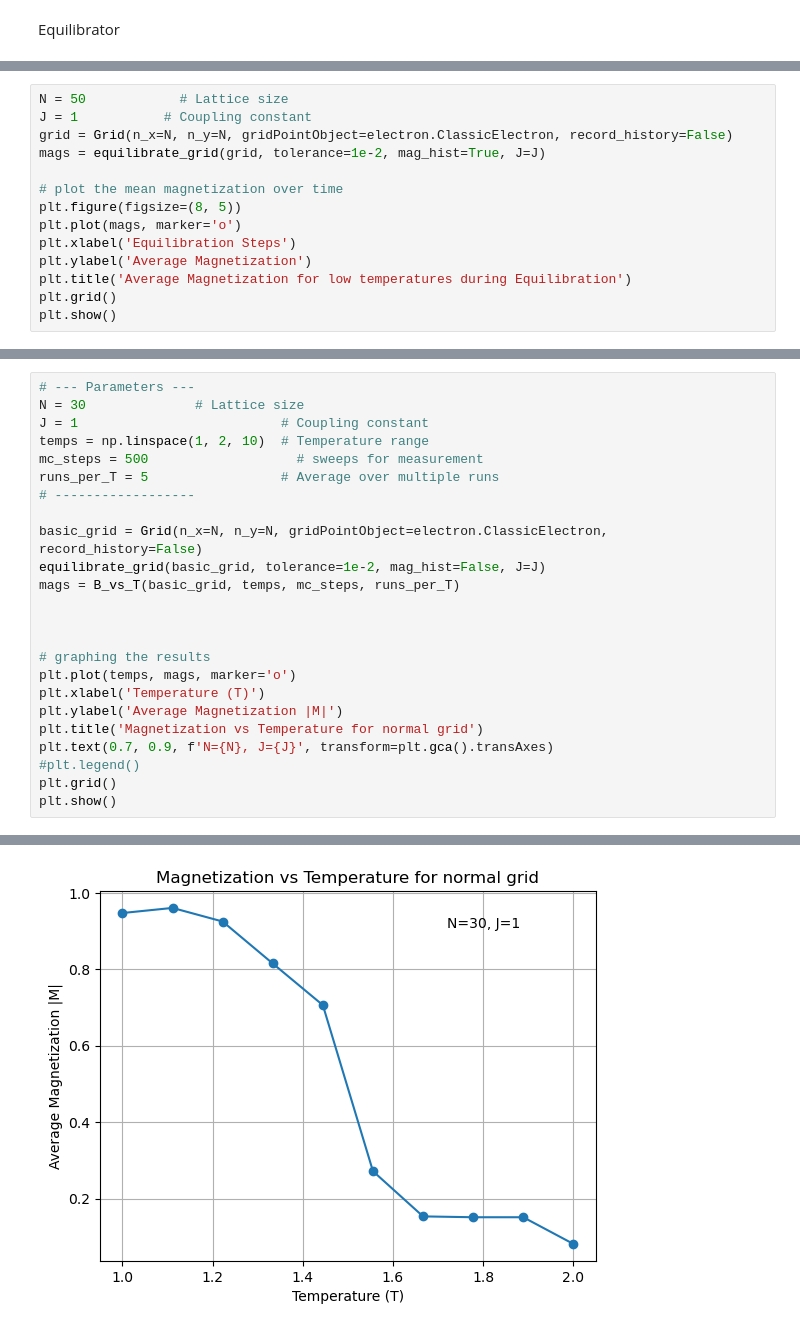
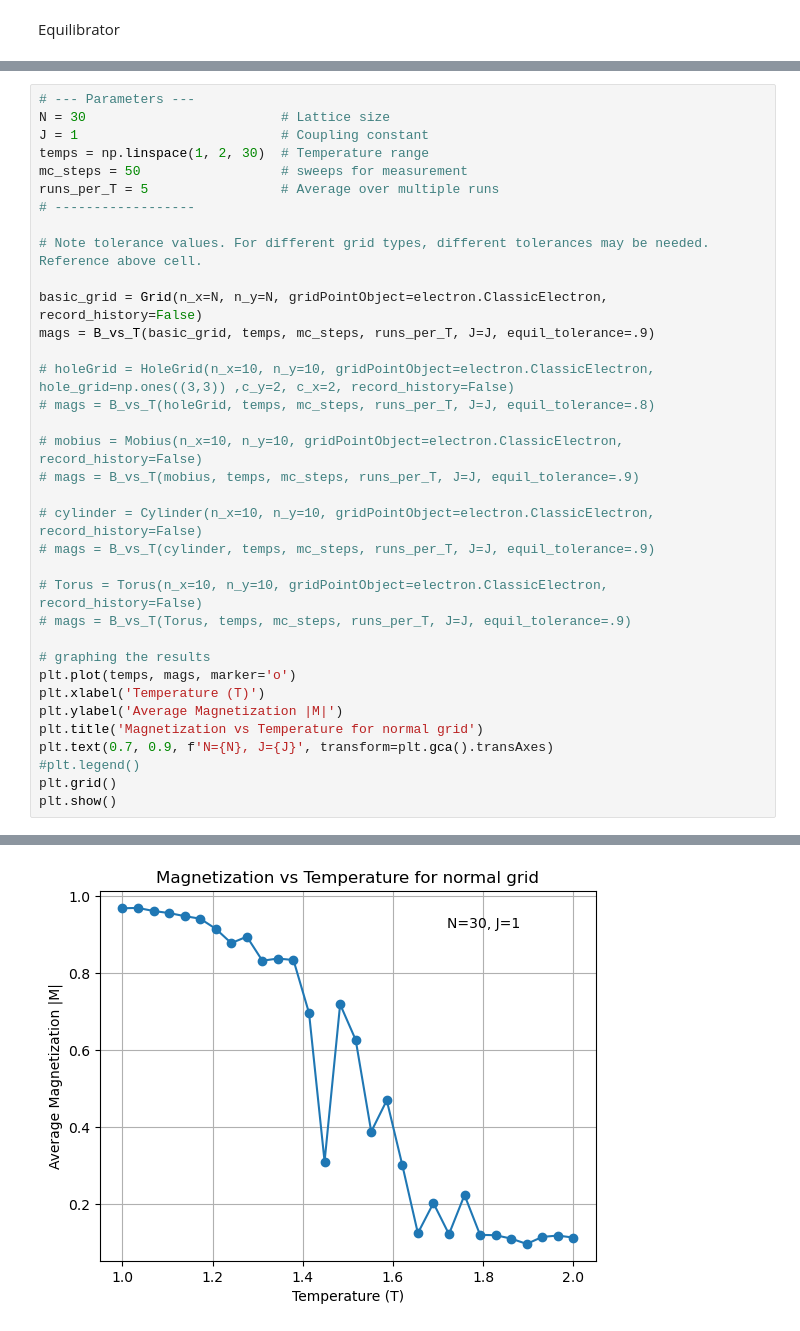
Before and after one commit to nirmiller/comp_phy_final_project, a Jupyter notebook: stats_n_graphs.ipynb, the cells around one changed output, grey strips where cells are left out. Cells and saved outputs as stored; diff of their text form.

Commit message:
Overhaul of stats_n_graphs

```diff
--- a/stats_n_graphs.ipynb
+++ b/stats_n_graphs.ipynb
@@ -69,14 +73,0 @@ def equilibrate_grid(grid, tolerance=1e-1, mag_hist = False, J=1):
-# %%
-N = 50            # Lattice size
-J = 1           # Coupling constant
-grid = Grid(n_x=N, n_y=N, gridPointObject=electron.ClassicElectron, record_history=False)
-mags = equilibrate_grid(grid, tolerance=1e-2, mag_hist=True, J=J)
-
-# plot the mean magnetization over time
-plt.figure(figsize=(8, 5))
-plt.plot(mags, marker='o')
-plt.xlabel('Equilibration Steps')
-plt.ylabel('Average Magnetization')
-plt.title('Average Magnetization for low temperatures during Equilibration')
-plt.grid()
-plt.show()
@@ -88,17 +137,28 @@ Normal Grid Temperature vs Average Absolute Magnetization
 # %%
 # --- Parameters ---
-N = 30              # Lattice size
+N = 30                         # Lattice size
 J = 1                          # Coupling constant
-temps = np.linspace(1, 2, 10)  # Temperature range
-mc_steps = 500                   # sweeps for measurement
+temps = np.linspace(1, 2, 30)  # Temperature range
+mc_steps = 50                  # sweeps for measurement
 runs_per_T = 5                 # Average over multiple runs
 # ------------------
 
+# Note tolerance values. For different grid types, different tolerances may be needed. Reference above cell.
+
 basic_grid = Grid(n_x=N, n_y=N, gridPointObject=electron.ClassicElectron, record_history=False)
-equilibrate_grid(basic_grid, tolerance=1e-2, mag_hist=False, J=J)
-mags = B_vs_T(basic_grid, temps, mc_steps, runs_per_T)
+mags = B_vs_T(basic_grid, temps, mc_steps, runs_per_T, J=J, equil_tolerance=.9)
 
+# holeGrid = HoleGrid(n_x=10, n_y=10, gridPointObject=electron.ClassicElectron, hole_grid=np.ones((3,3)) ,c_y=2, c_x=2, record_history=False)
+# mags = B_vs_T(holeGrid, temps, mc_steps, runs_per_T, J=J, equil_tolerance=.8)
 
+# mobius = Mobius(n_x=10, n_y=10, gridPointObject=electron.ClassicElectron, record_history=False)
+# mags = B_vs_T(mobius, temps, mc_steps, runs_per_T, J=J, equil_tolerance=.9)
+
+# cylinder = Cylinder(n_x=10, n_y=10, gridPointObject=electron.ClassicElectron, record_history=False)
+# mags = B_vs_T(cylinder, temps, mc_steps, runs_per_T, J=J, equil_tolerance=.9)
+
+# Torus = Torus(n_x=10, n_y=10, gridPointObject=electron.ClassicElectron, record_history=False)
+# mags = B_vs_T(Torus, temps, mc_steps, runs_per_T, J=J, equil_tolerance=.9)
 
 # graphing the results
 plt.plot(temps, mags, marker='o')
@@ -114 +173 @@ Equilibrated after 61 steps.
-[figure, old version]
+[figure, new version]
```
Also changed, not shown: parts of 15 cells of this notebook.
